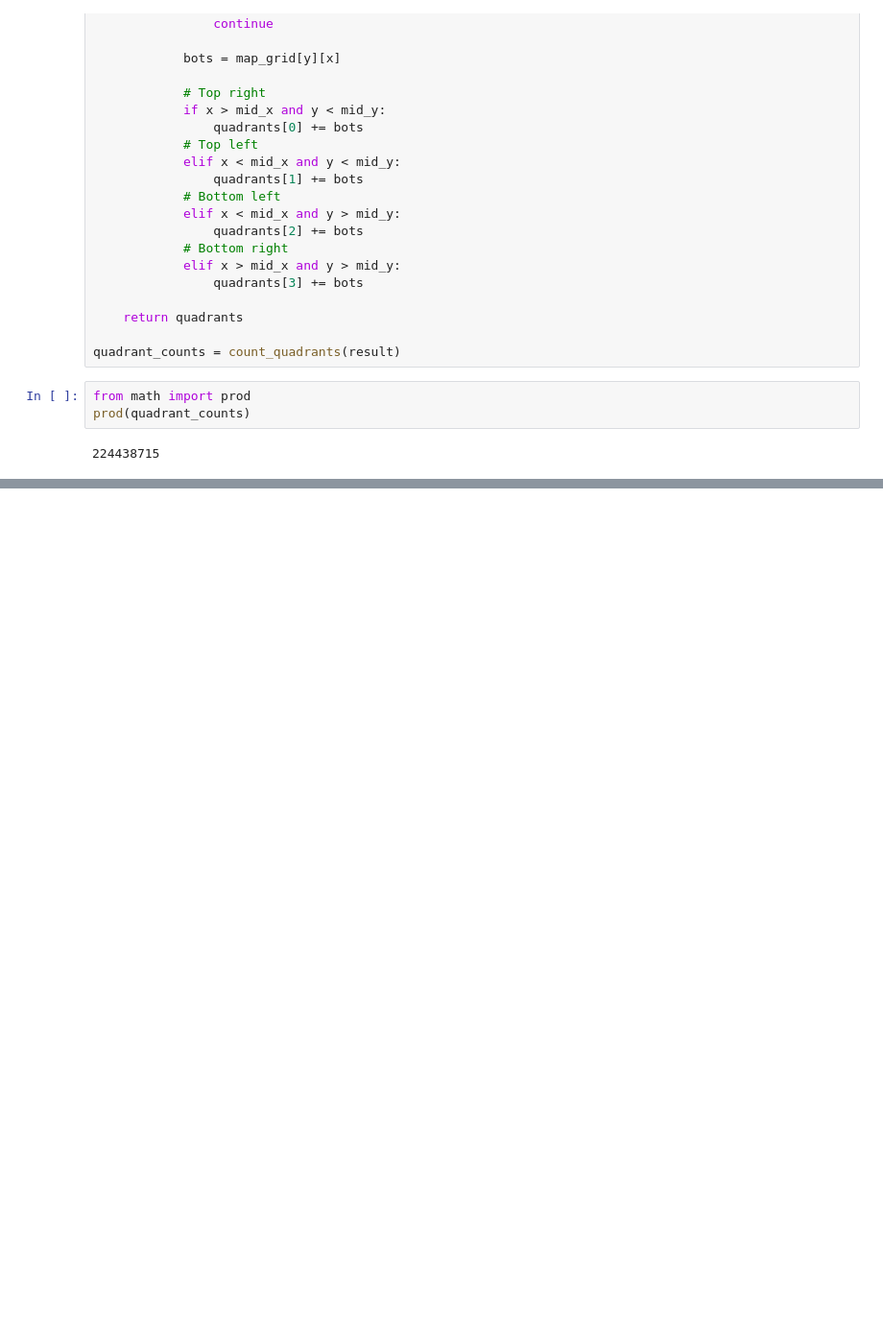
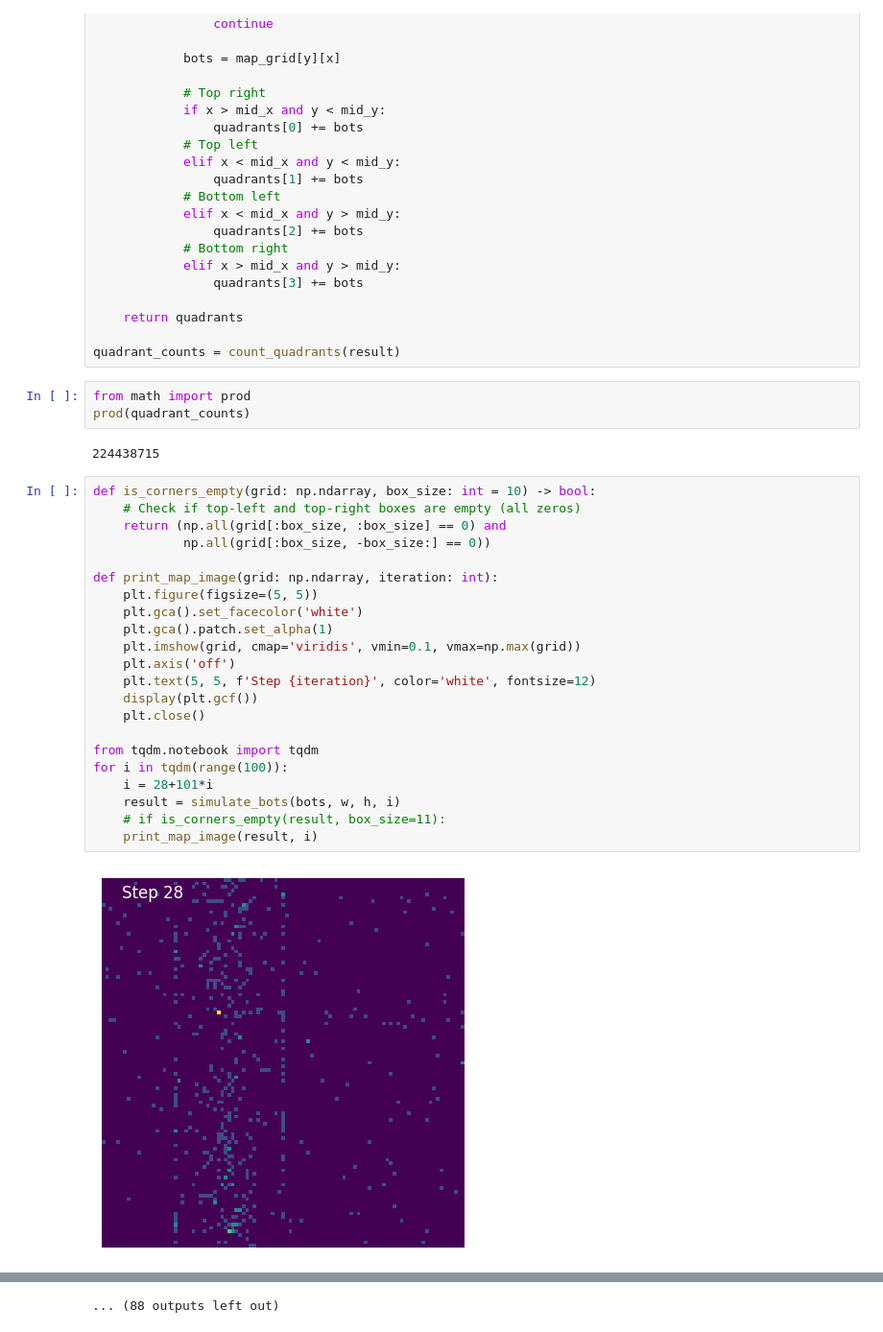
Before and after one commit to elichen/aoc2024, a Jupyter notebook: Day_14_Restroom_Redoubt.ipynb, the cells around one changed output, grey strips where cells are left out. Shown: that part at 96% size. Drawn from its saved outputs; the diff is of its cells as text; blank space fills up the shorter version.

```diff
--- a/Day_14_Restroom_Redoubt.ipynb
+++ b/Day_14_Restroom_Redoubt.ipynb
@@ -91,3 +98,27 @@ from math import prod
 prod(quadrant_counts)
 # %% [output]
 224438715
+# %%
+def is_corners_empty(grid: np.ndarray, box_size: int = 10) -> bool:
+    # Check if top-left and top-right boxes are empty (all zeros)
+    return (np.all(grid[:box_size, :box_size] == 0) and
+            np.all(grid[:box_size, -box_size:] == 0))
+
+def print_map_image(grid: np.ndarray, iteration: int):
+    plt.figure(figsize=(5, 5))
+    plt.gca().set_facecolor('white')
+    plt.gca().patch.set_alpha(1)
+    plt.imshow(grid, cmap='viridis', vmin=0.1, vmax=np.max(grid))
+    plt.axis('off')
+    plt.text(5, 5, f'Step {iteration}', color='white', fontsize=12)
+    display(plt.gcf())
+    plt.close()
+
+from tqdm.notebook import tqdm
+for i in tqdm(range(100)):
+    i = 28+101*i
+    result = simulate_bots(bots, w, h, i)
+    # if is_corners_empty(result, box_size=11):
+    print_map_image(result, i)
+# %% [output]
+[figure, added]
@@ -93,0 +136 @@ prod(quadrant_counts)
+... (88 outputs left out)
```
Also changed, not shown: parts of 2 cells of this notebook.
